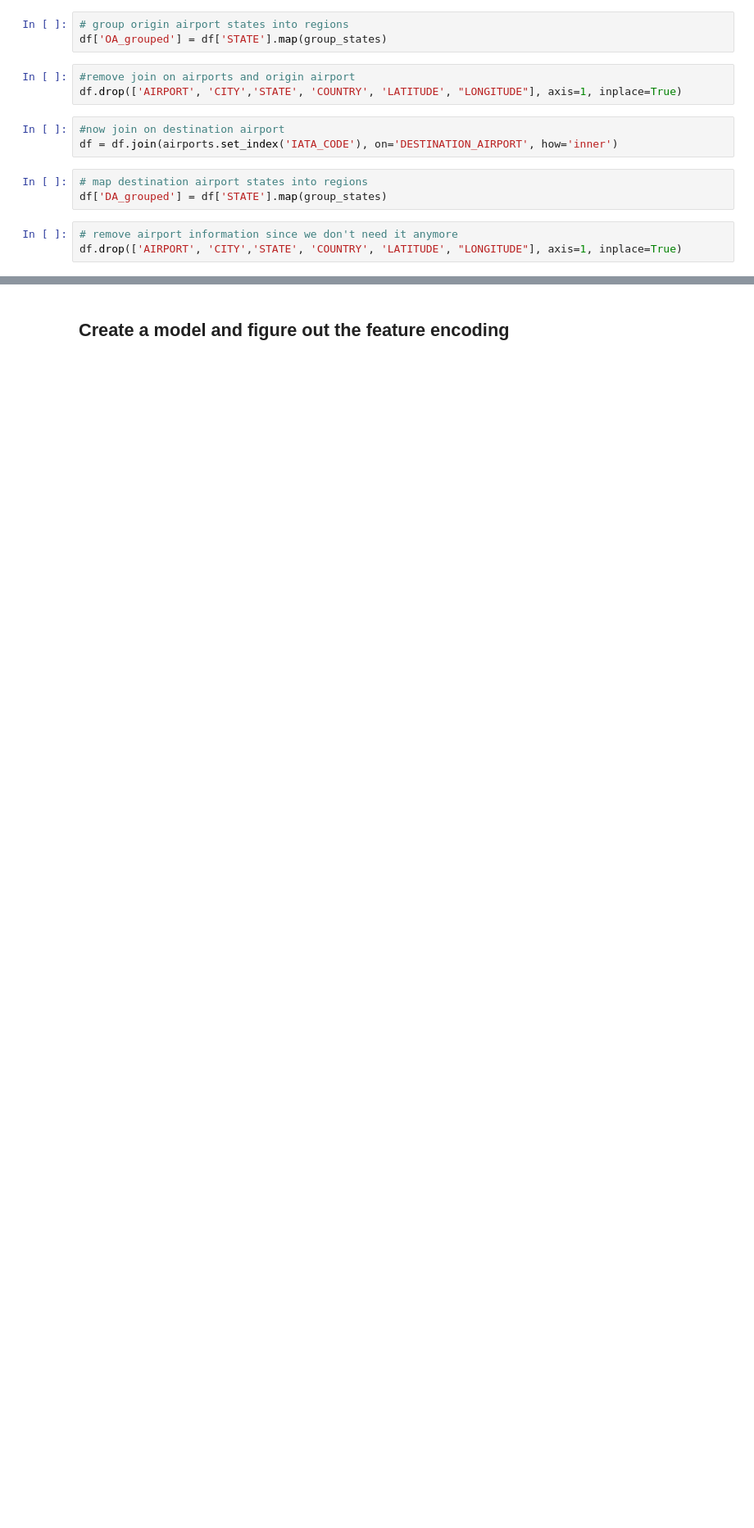
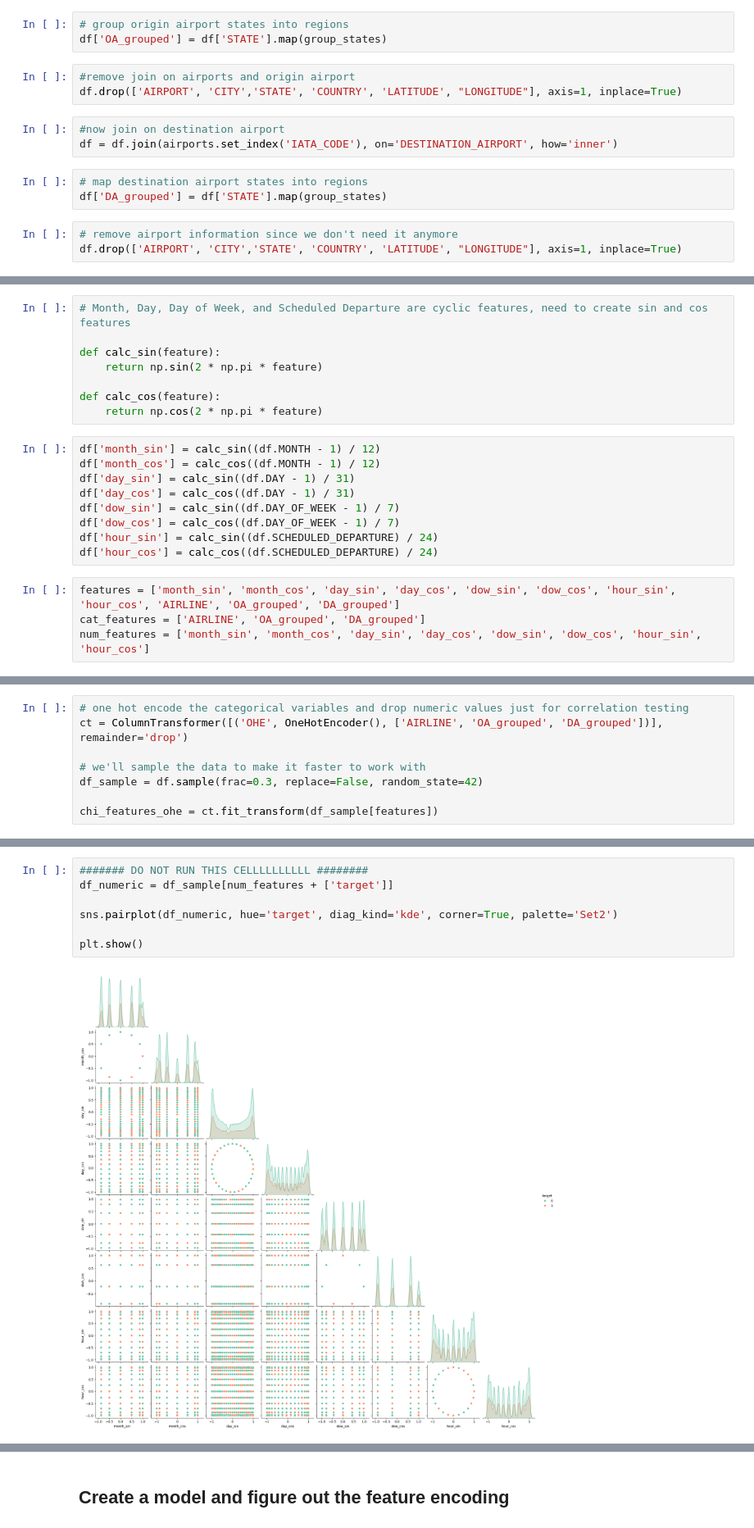
Before and after one commit to nam0mi/FlightDelayPredictor, a Jupyter notebook: FlightDelayPredictor.ipynb, the cells around one changed output, grey strips where cells are left out. Shown at 82% size. Cells and saved outputs as stored; diff of their text form; blank space fills up the shorter version.

Commit message:
updated correlation testing, target creation, and hyperparameter tuning

```diff
--- a/FlightDelayPredictor.ipynb
+++ b/FlightDelayPredictor.ipynb
@@ -342,0 +307,21 @@ since p-value is 0, this means the features are statistically significant and ha
+# %%
+# Month, Day, Day of Week, and Scheduled Departure are cyclic features, need to create sin and cos features
+
+def calc_sin(feature):
+    return np.sin(2 * np.pi * feature)
+
+def calc_cos(feature):
+    return np.cos(2 * np.pi * feature)
+# %%
+df['month_sin'] = calc_sin((df.MONTH - 1) / 12)
+df['month_cos'] = calc_cos((df.MONTH - 1) / 12)
+df['day_sin'] = calc_sin((df.DAY - 1) / 31)
+df['day_cos'] = calc_cos((df.DAY - 1) / 31)
+df['dow_sin'] = calc_sin((df.DAY_OF_WEEK - 1) / 7)
+df['dow_cos'] = calc_cos((df.DAY_OF_WEEK - 1) / 7)
+df['hour_sin'] = calc_sin((df.SCHEDULED_DEPARTURE) / 24)
+df['hour_cos'] = calc_cos((df.SCHEDULED_DEPARTURE) / 24)
+# %%
+features = ['month_sin', 'month_cos', 'day_sin', 'day_cos', 'dow_sin', 'dow_cos', 'hour_sin', 'hour_cos', 'AIRLINE', 'OA_grouped', 'DA_grouped']
+cat_features = ['AIRLINE', 'OA_grouped', 'DA_grouped']
+num_features = ['month_sin', 'month_cos', 'day_sin', 'day_cos', 'dow_sin', 'dow_cos', 'hour_sin', 'hour_cos']
@@ -342,0 +330,8 @@ since p-value is 0, this means the features are statistically significant and ha
+# %%
+# one hot encode the categorical variables and drop numeric values just for correlation testing
+ct = ColumnTransformer([('OHE', OneHotEncoder(), ['AIRLINE', 'OA_grouped', 'DA_grouped'])], remainder='drop')
+
+# we'll sample the data to make it faster to work with
+df_sample = df.sample(frac=0.3, replace=False, random_state=42)
+
+chi_features_ohe = ct.fit_transform(df_sample[features])
@@ -342,0 +366,9 @@ since p-value is 0, this means the features are statistically significant and ha
+# %%
+####### DO NOT RUN THIS CELLLLLLLLLL ########
+df_numeric = df_sample[num_features + ['target']]
+
+sns.pairplot(df_numeric, hue='target', diag_kind='kde', corner=True, palette='Set2')
+
+plt.show()
+# %% [output]
+[figure, added]
```
Also changed, not shown: parts of 32 cells of this notebook.
